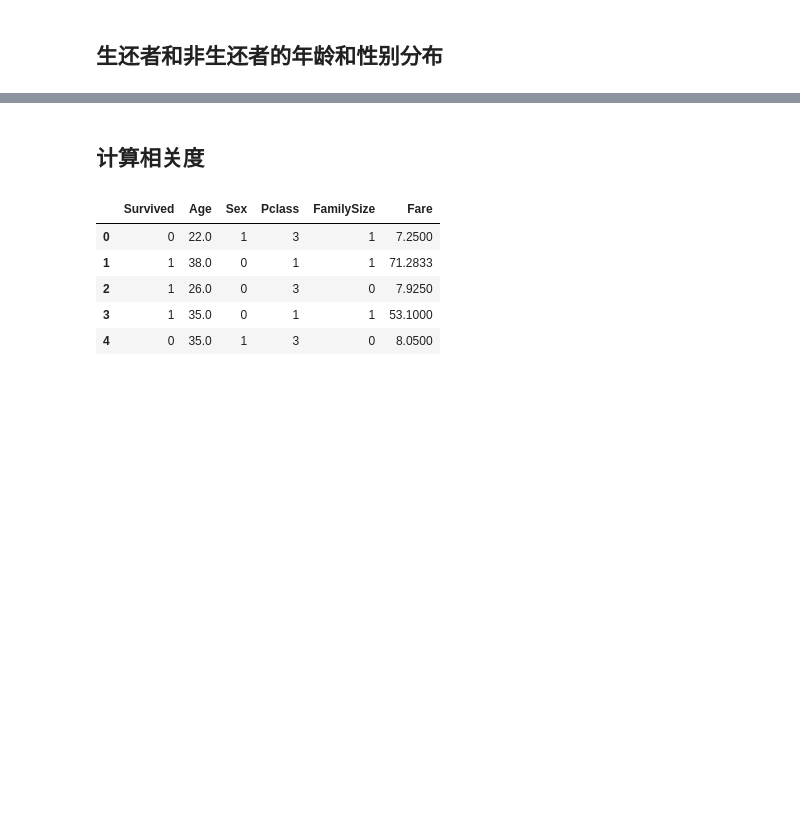
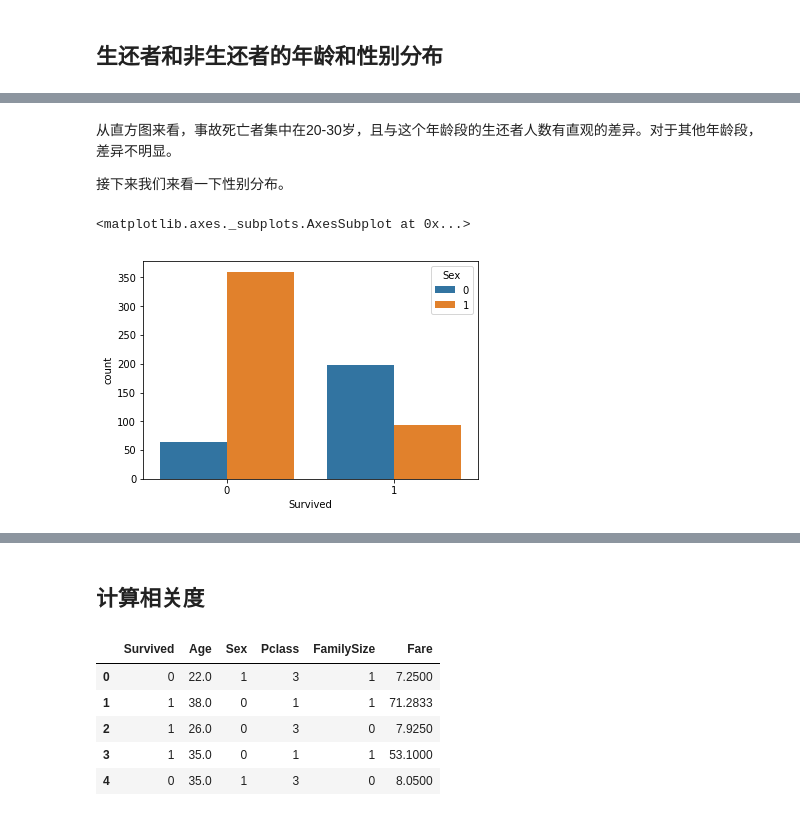
Before and after one commit to NaughtyFlame/Ud_ML, a Jupyter notebook: titanic/titanic_report.ipynb, the cells around one changed output, grey strips where cells are left out. Cells and saved outputs as stored; diff of their text form; code cells hidden in the pictures; blank space fills up the shorter version.

```diff
--- a/titanic/titanic_report.ipynb
+++ b/titanic/titanic_report.ipynb
@@ -130,0 +146,9 @@ not survived: 549
+# %% [markdown]
+从直方图来看，事故死亡者集中在20-30岁，且与这个年龄段的生还者人数有直观的差异。对于其他年龄段，差异不明显。
+
+接下来我们来看一下性别分布。
+# %%
+sns.countplot('Survived', hue='Sex',data=titanic_without_missing_age)
+# %% [output]
+<matplotlib.axes._subplots.AxesSubplot at 0x...>
+[figure, added]
```
Also changed, not shown: parts of 9 cells of this notebook.
